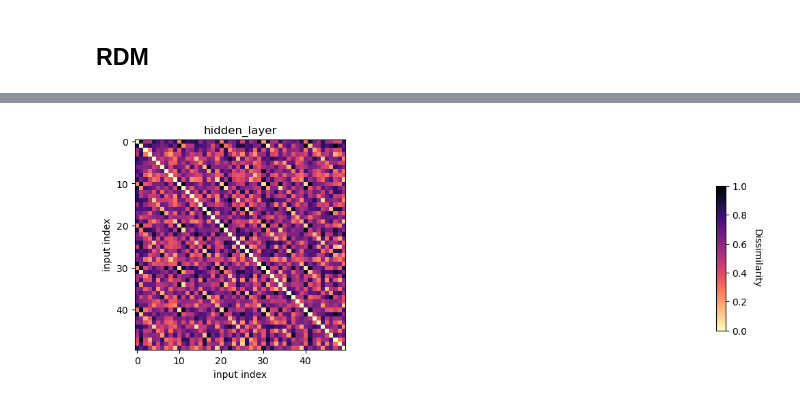
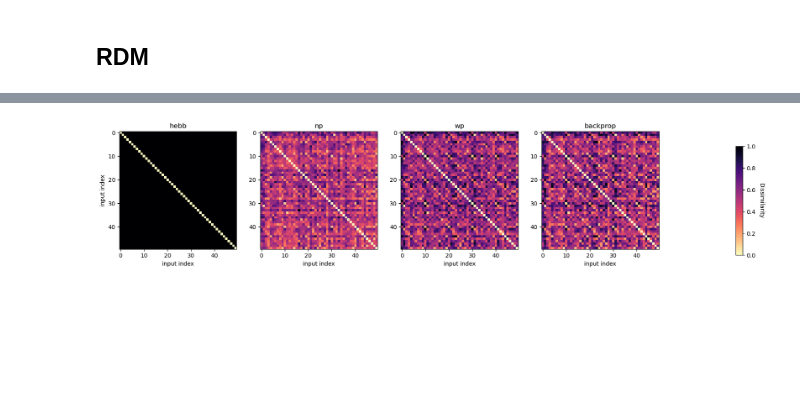
Before and after one commit to tanmayyb/learning-rules, a Jupyter notebook: analysis/rdm.ipynb, the cells around one changed output, grey strips where cells are left out. Cells and saved outputs as stored; diff of their text form; code cells hidden in the pictures; blank space fills up the shorter version.

```diff
--- a/analysis/rdm.ipynb
+++ b/analysis/rdm.ipynb
@@ -135,9 +24,3 @@ Number of examples retained:
-# %%
-X, y = next(iter(valid_loader))
-X, y = X.to(device), y.to(device)
-y_pred, h = model.forward(X)
-y_pred = torch.argmax(y_pred, dim=1)
-y_pred
 # %%
 from collections import defaultdict
 
@@ -172,12 +55,3 @@ class Sampler():
 
 sampler = Sampler(valid_set)
 batches = sampler.batches
-# %%
-for chosen_class in range(2):
-    batch_num = 0
-    X = batches[chosen_class][batch_num].to(device)
-    y_pred, h = model.forward(X)
-    y_pred = torch.argmax(y_pred, dim=1)
-    # print(f"chosen_class: {chosen_class}")
-    # print("predictions:")
-    # print(y_pred)
@@ -207,16 +234,7 @@ def plot_maps(
     model_features,
     #model_name
 ):
-    """
-    Plots representational dissimilarity matrices (RDMs) across different layers of a model.
-
-    Inputs:
-    - model_features (dict): a dictionary where keys are layer names and values are numpy arrays representing RDMs for each layer.
-    - model_name (str): the name of the model being visualized.
-    """
-
-
-    fig = plt.figure(figsize=(14, 4))
+    fig = plt.figure(figsize=(17, 5))
     # fig.suptitle(f"RDMs across layers for {model_name}")
     # and we add one plot per reference point
     gs = fig.add_gridspec(1, len(model_features))
@@ -228,52 +246,56 @@ def plot_maps(
         map_ = np.squeeze(model_features[layer])
 
         if len(map_.shape) < 2:
             map_ = map_.reshape( (int(np.sqrt(map_.shape[0])), int(np.sqrt(map_.shape[0]))) )
 
         map_ = map_ / np.max(map_)
 
         ax = plt.subplot(gs[0,l])
         ax_ = ax.imshow(map_, cmap='magma_r')
         ax.set_title(f'{layer}')
         ax.set_xlabel("input index")
         if l==0:
             ax.set_ylabel("input index")
 
     fig.subplots_adjust(right=0.9)
     cbar_ax = fig.add_axes([1.01, 0.18, 0.01, 0.53])
     cbar = fig.colorbar(ax_, cax=cbar_ax)
     cbar.set_label('Dissimilarity', rotation=270, labelpad=15)
 
     plt.show()
 
 
-def calc_rdms(batches, batch_size=2):
-    ds_list = list()
-    feature_list = list()
+def calc_rdms(models, batches, batch_size):
+    ds_dict = dict()
 
-    batch_num = 0
-    X = torch.cat([batches[input_class][batch_num][:batch_size].to(device) for input_class in range(0,10)], dim=1)
-    y_pred, h = model.forward(X)
-    y_pred = torch.argmax(y_pred, dim=1)
+    # create batch
+    X = torch.cat(
+        [batches[input_class][0][:batch_size].to(device)\
+            for input_class in range(0,10)], dim=1)
 
-    feats = h
-    if len(feats.shape) > 2:
-        feats = feats.flatten(1)
-    ds = Dataset(
-        feats.cpu().detach().numpy(),
-        descriptors=dict(
-            layer='hidden layer', batch_num=batch_num
+
+    for key, model in models.items():
+        # get prediction
+        y_pred, h = model.forward(X)
+        y_pred = torch.argmax(y_pred, dim=1)
+
+        feats = h
+        if len(feats.shape) > 2:
+            feats = feats.flatten(1)
+        ds = Dataset(
+            feats.cpu().detach().numpy(),
+            descriptors=dict(
+                layer='hidden layer', rule=key,
+            )
         )
-    )
-    ds_list.append(ds)
-    feature_list.append("hidden_layer")
+        ds_dict[key] = ds
 
-    return ds_list, feature_list
+    return ds_dict #ds_list, feature_list
 
 method='correlation'
-ds_list, feature_list = calc_rdms(batches, batch_size=5)
-rdms = calc_rdm(ds_list, method=method)
-rdms_dict = {feature: rdms.get_matrices()[i] for i, feature in enumerate(feature_list)}
+ds_dict = calc_rdms(models, batches, 5)
+rdms = calc_rdm(list(ds_dict.values()), method=method)
+rdms_dict = {key: rdms.get_matrices()[i] for i, (key, rdm) in enumerate(zip(list(ds_dict.keys()), rdms))}
 plot_maps(rdms_dict)
 # %% [output]
-[figure, old version]
+[figure, new version]
```
Also changed, not shown: parts of 10 cells of this notebook.
